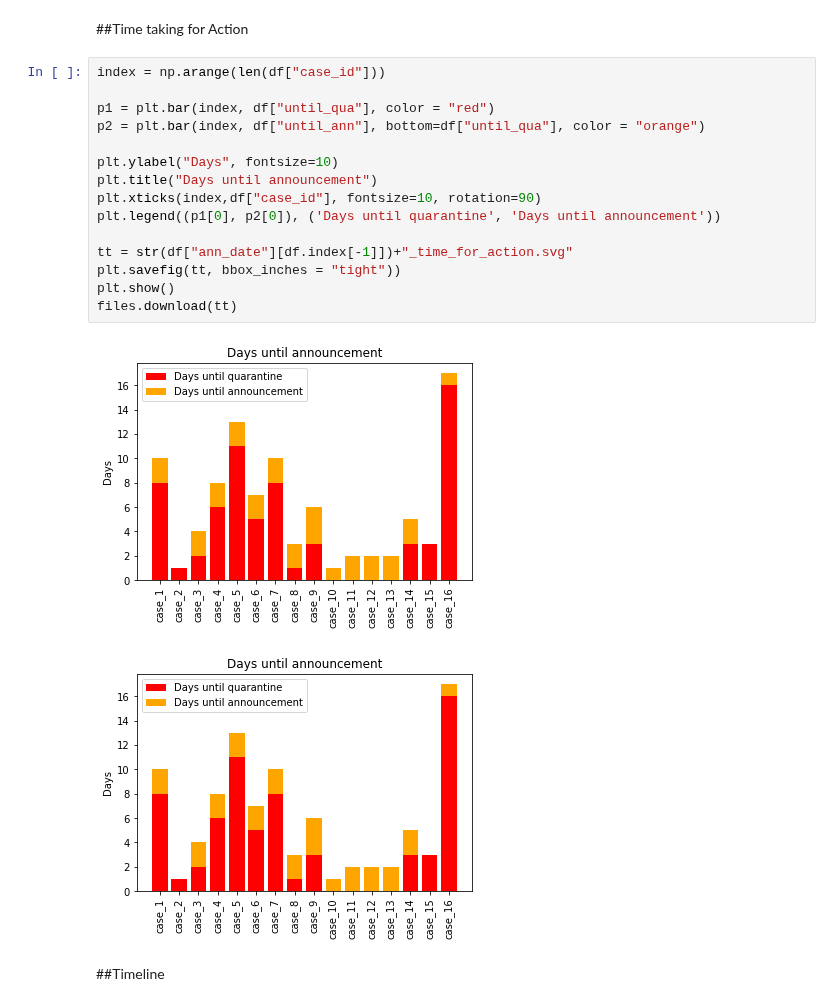
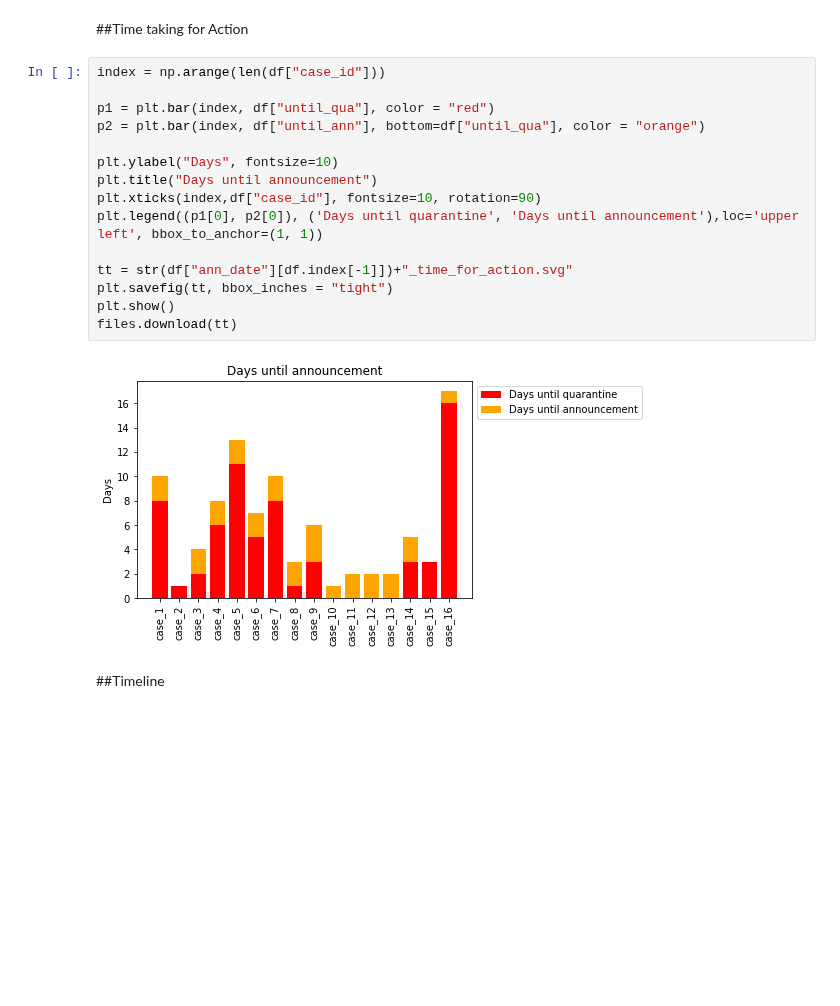
Before and after one commit to finerbrighterlighter/myanmar_covid19, a Jupyter notebook: exponential_growth.ipynb, the cells around one changed output. Drawn from its saved outputs; the diff is of its cells as text; blank space fills up the shorter version.

```diff
--- a/exponential_growth.ipynb
+++ b/exponential_growth.ipynb
@@ -150,21 +101,20 @@ df
 # %%
 index = np.arange(len(df["case_id"]))
 
 p1 = plt.bar(index, df["until_qua"], color = "red")
 p2 = plt.bar(index, df["until_ann"], bottom=df["until_qua"], color = "orange")
 
 plt.ylabel("Days", fontsize=10)
 plt.title("Days until announcement")
 plt.xticks(index,df["case_id"], fontsize=10, rotation=90)
-plt.legend((p1[0], p2[0]), ('Days until quarantine', 'Days until announcement'))
+plt.legend((p1[0], p2[0]), ('Days until quarantine', 'Days until announcement'),loc='upper left', bbox_to_anchor=(1, 1))
 
 tt = str(df["ann_date"][df.index[-1]])+"_time_for_action.svg"
-plt.savefig(tt, bbox_inches = "tight"))
+plt.savefig(tt, bbox_inches = "tight")
 plt.show()
 files.download(tt)
 # %% [output]
-[figure, old version]
+[figure, new version]
-[figure, removed]
 # %% [markdown]
 ##Timeline
 # %%
```
Also changed, not shown: parts of 13 cells of this notebook.
